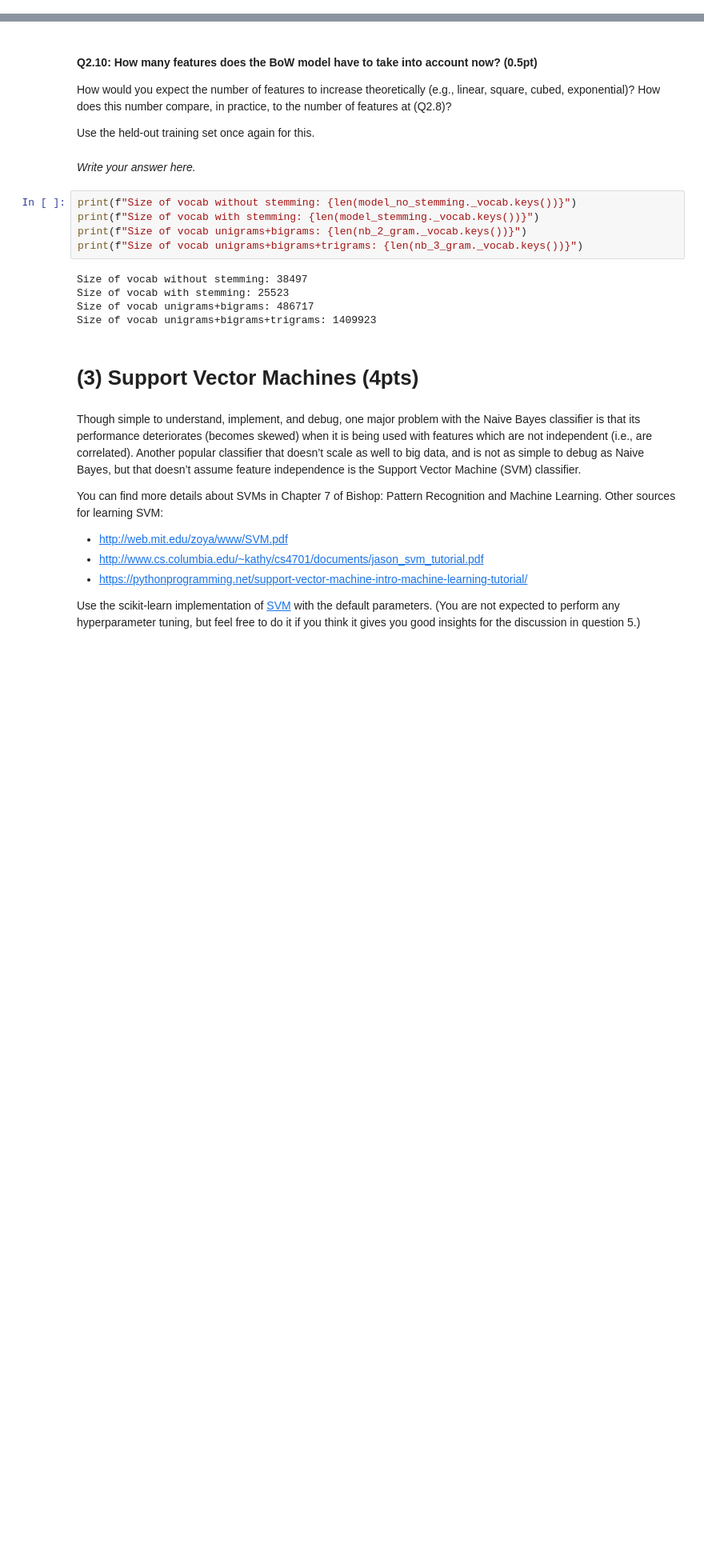
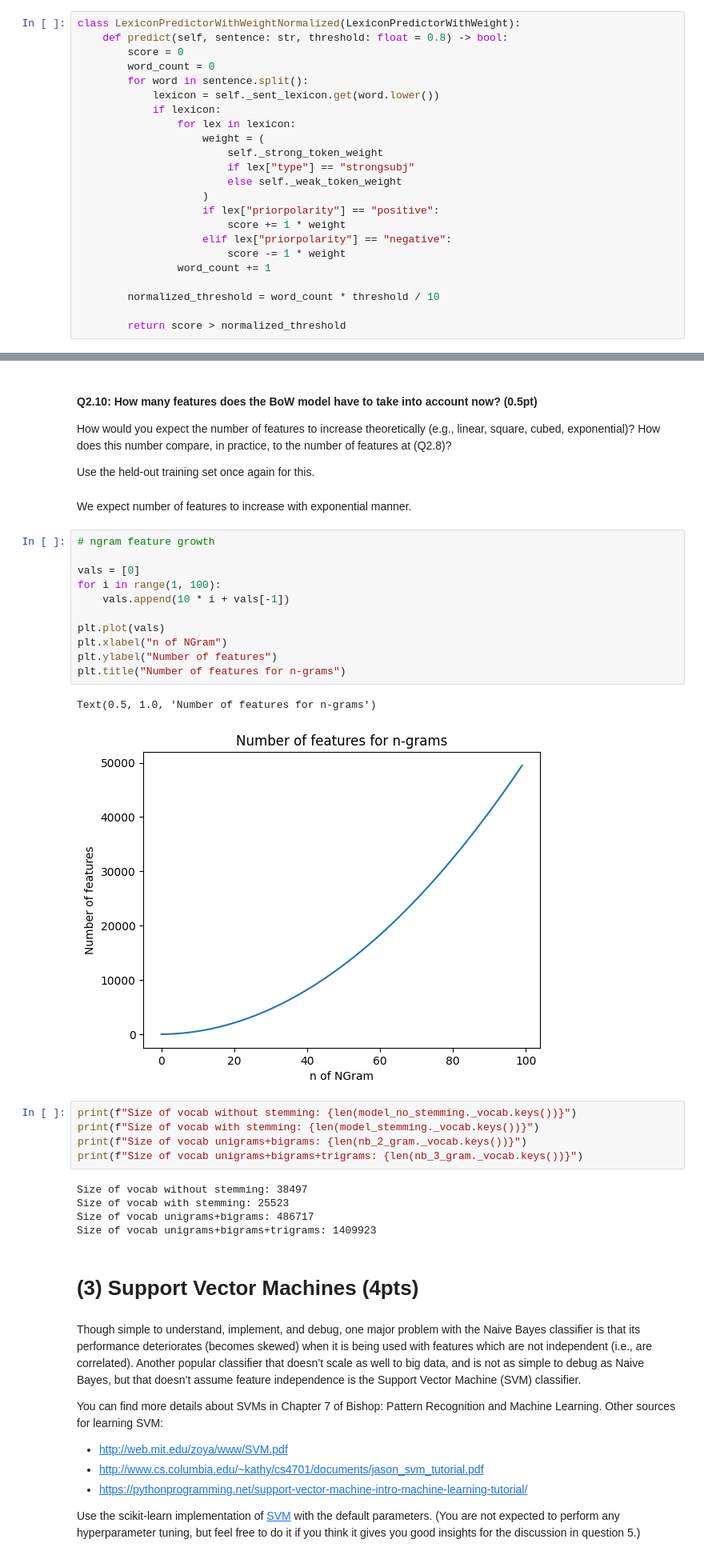
Before and after one commit to dqmis/nlp1, a Jupyter notebook: NLP1_2023_Practical_1.ipynb, the cells around one changed output, grey strips where cells are left out. Shown at 80% size. Drawn from its saved outputs; the diff is of its cells as text; blank space fills up the shorter version.

```diff
--- a/NLP1_2023_Practical_1.ipynb
+++ b/NLP1_2023_Practical_1.ipynb
@@ -356,0 +427,23 @@ However, that threshold does not take into account *document length*. Explain wh
+# %%
+class LexiconPredictorWithWeightNormalized(LexiconPredictorWithWeight):
+    def predict(self, sentence: str, threshold: float = 0.8) -> bool:
+        score = 0
+        word_count = 0
+        for word in sentence.split():
+            lexicon = self._sent_lexicon.get(word.lower())
+            if lexicon:
+                for lex in lexicon:
+                    weight = (
+                        self._strong_token_weight
+                        if lex["type"] == "strongsubj"
+                        else self._weak_token_weight
+                    )
+                    if lex["priorpolarity"] == "positive":
+                        score += 1 * weight
+                    elif lex["priorpolarity"] == "negative":
+                        score -= 1 * weight
+                word_count += 1
+
+        normalized_threshold = word_count * threshold / 10
+
+        return score > normalized_threshold
@@ -942,8 +1103,22 @@ Tokens unique to class Positive: {'first', 'with the', 'well', 'it is', 'life',
 How would you expect the number of features to increase theoretically (e.g., linear, square, cubed, exponential)? How does this number compare, in practice, to the number of features at (Q2.8)?
 
 Use the held-out training set once again for this.
-# %% [markdown]
-*Write your answer here.*
+# %% [markdown]
+We expect number of features to increase with exponential manner.
+# %%
+# ngram feature growth
+
+vals = [0]
+for i in range(1, 100):
+    vals.append(10 * i + vals[-1])
+
+plt.plot(vals)
+plt.xlabel("n of NGram")
+plt.ylabel("Number of features")
+plt.title("Number of features for n-grams")
+# %% [output]
+Text(0.5, 1.0, 'Number of features for n-grams')
+[figure, added]
 # %%
 print(f"Size of vocab without stemming: {len(model_no_stemming._vocab.keys())}")
 print(f"Size of vocab with stemming: {len(model_stemming._vocab.keys())}")
```
Also changed, not shown: parts of 47 cells of this notebook.
